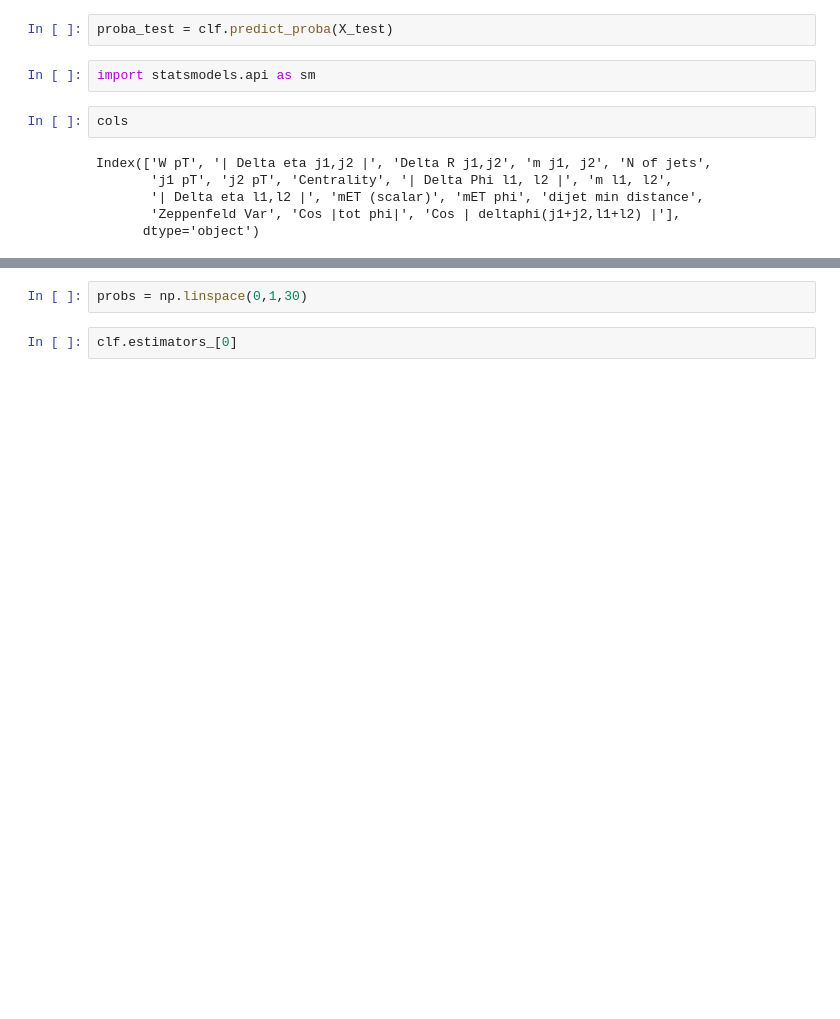
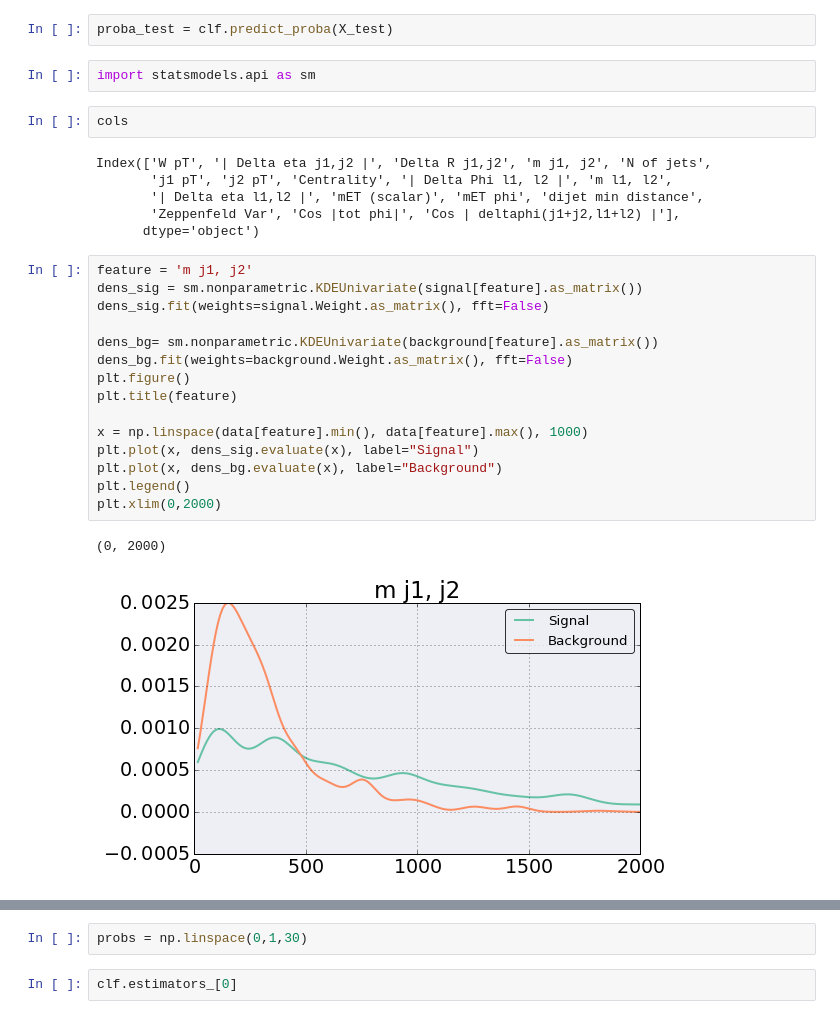
Before and after one commit to HiggsToolsRepo/VBFs_MC, a Jupyter notebook: ML/ML.ipynb, the cells around one changed output, grey strips where cells are left out. Cells and saved outputs as stored; diff of their text form; blank space fills up the shorter version.

```diff
--- a/ML/ML.ipynb
+++ b/ML/ML.ipynb
@@ -182,6 +324,24 @@ Index(['W pT', '| Delta eta j1,j2 |', 'Delta R j1,j2', 'm j1, j2', 'N of jets',
        '| Delta eta l1,l2 |', 'mET (scalar)', 'mET phi', 'dijet min distance',
        'Zeppenfeld Var', 'Cos |tot phi|', 'Cos | deltaphi(j1+j2,l1+l2) |'],
       dtype='object')
+# %%
+feature = 'm j1, j2'
+dens_sig = sm.nonparametric.KDEUnivariate(signal[feature].as_matrix())
+dens_sig.fit(weights=signal.Weight.as_matrix(), fft=False)
+
+dens_bg= sm.nonparametric.KDEUnivariate(background[feature].as_matrix())
+dens_bg.fit(weights=background.Weight.as_matrix(), fft=False)
+plt.figure()
+plt.title(feature)
+
+x = np.linspace(data[feature].min(), data[feature].max(), 1000)
+plt.plot(x, dens_sig.evaluate(x), label="Signal")
+plt.plot(x, dens_bg.evaluate(x), label="Background")
+plt.legend()
+plt.xlim(0,2000)
+# %% [output]
+(0, 2000)
+[figure, added]
 # %%
 for feature in cols:
 
```
Also changed, not shown: parts of 50 cells of this notebook.
